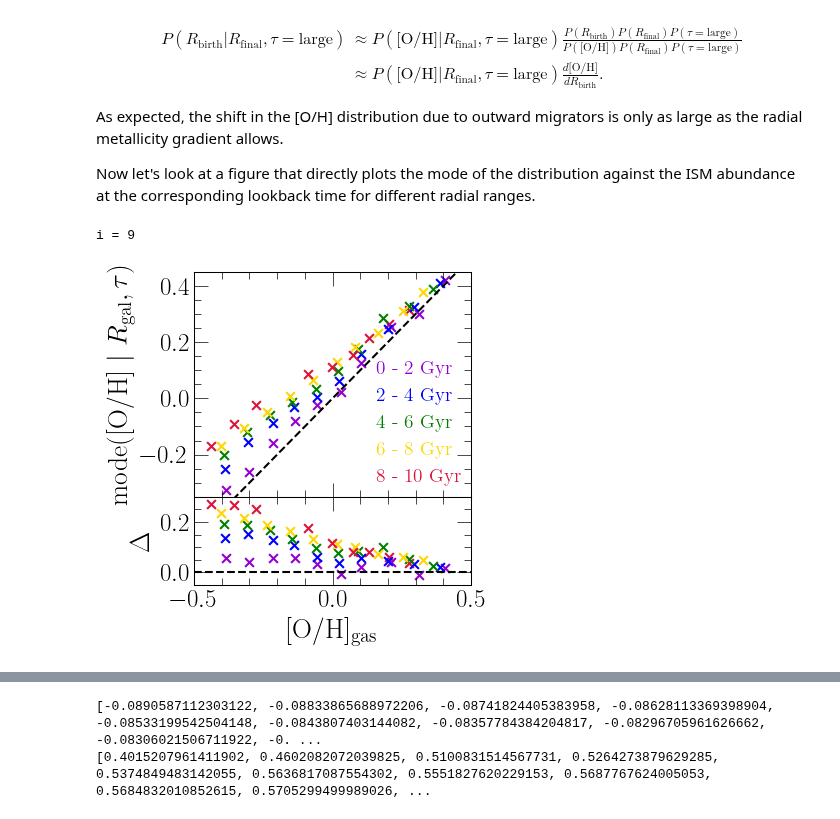
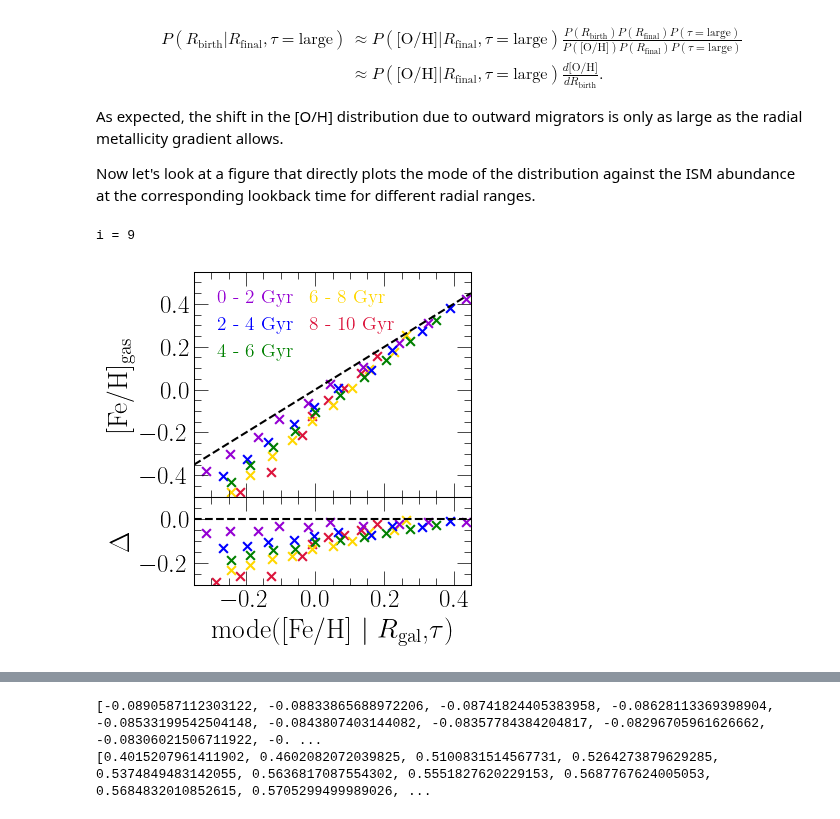
Before and after one commit to giganano/outflows, a Jupyter notebook: notebooks/rbirth-oh-distributions.ipynb, the cells around one changed output, grey strips where cells are left out. Cells and saved outputs as stored; diff of their text form; code cells hidden in the pictures.

Commit message:
radial displacements figures

```diff
--- a/notebooks/rbirth-oh-distributions.ipynb
+++ b/notebooks/rbirth-oh-distributions.ipynb
@@ -204,6 +204,7 @@ def skewnormal_mode_sample(sample, bins = np.linspace(-3, 2, 1001), **kwargs):
         return float("nan")
     return skewnormal_estimate_mode(opt[0], opt[1], opt[2])
 # %%
+ELEMENT = "Fe"
 RADIAL_RANGES = list(range(3, 14))
 # RADIAL_RANGES = [3, 5, 7, 9, 11, 13]
 AGE_RANGES = [0, 2, 4, 6, 8, 10]
@@ -214,64 +215,74 @@ COLORS = ["darkviolet", "blue", "green", "gold", "crimson"]
 fig = plt.figure(figsize = (4, 4))
 ax = fig.add_subplot(111)
 plt.setp(ax.get_xticklabels(), visible = False)
-ax.set_ylabel(r"mode([O/H] $|$ $R_\text{gal}, \tau$)")
-ax.set_xlim([-0.5, 0.5])
-ax.set_xticks([-0.5, 0, 0.5])
-ax.set_ylim([-0.35, 0.45])
+ax.set_ylabel(r"[%s/H]$_\text{gas}$" % (ELEMENT))
+ax.set_xlim([-0.35, 0.45])
+ax.set_xticks([-0.2, 0, 0.2, 0.4])
+ax.set_ylim([-0.5, 0.55])
+ax.set_yticks([-0.4, -0.2, 0, 0.2, 0.4])
 ax.plot(ax.get_xlim(), ax.get_xlim(), c = named_colors()["black"], linestyle = '--')
 res = fig.add_axes([0.1, 0.1, 0.1, 0.1], sharex = ax)
-res.set_xlabel(r"[O/H]$_\text{gas}$")
+res.set_xlabel(r"mode([%s/H] $|$ $R_\text{gal}$,$ \tau$)" % (ELEMENT))
 res.set_ylabel(r"$\Delta$")
-res.set_ylim([-0.05, 0.3])
-res.set_yticks([0, 0.2])
+res.set_ylim([-0.3, 0.1])
+res.set_yticks([-0.2, 0])
 res.axhline(0, c = named_colors()["black"], linestyle = '--')
 
-for i in range(len(RADIAL_RANGES) - 1):
-    sys.stdout.write("\ri = %d    " % (i))
-    for j in range(len(AGE_RANGES) - 1):
-        radius = (RADIAL_RANGES[i] + RADIAL_RANGES[i + 1]) / 2
-        zone = int(radius / ZONE_WIDTH)
-        lookback = (AGE_RANGES[j] + AGE_RANGES[j + 1]) / 2
-        diff = [abs(_ - lookback) for _ in output.zones["zone0"].history["lookback"]]
-        idx = diff.index(min(diff))
-        gas_phase = output.zones["zone%d" % (zone)].history["[o/h]"][idx]
-        sub = filter_sample(stars, AGE_RANGES[j:(j + 2)], RADIAL_RANGES[i:(i + 2)])
-        mode_oh = skewnormal_mode_sample(sub["[o/h]"], bins = OH_BINS, weights = sub["mass"])
-        kwargs = {
-            "c": named_colors()[COLORS[j]],
-            "marker": markers()["x"],
-            "s": 40
-        }
-        if not i: kwargs["label"] = "%d - %d Gyr" % (AGE_RANGES[j], AGE_RANGES[j + 1])
-        ax.scatter(gas_phase, mode_oh, **kwargs)
-        delta = mode_oh - gas_phase
-        res.scatter(gas_phase, delta, **kwargs)
-sys.stdout.write("\n")
+with open("./rbirth-oh-distributions/mode-%sh-ism.vectors" % (ELEMENT.lower()), "w") as out:
+    out.write("# age_min [Gyr]    age_max [Gyr]    ")
+    out.write("R_min [kpc]    R_max [kpc]    ")
+    out.write("mode([%s/H])    [%s/H]_gas\n" % (ELEMENT.capitalize(), ELEMENT.capitalize()))
+    for i in range(len(RADIAL_RANGES) - 1):
+        sys.stdout.write("\ri = %d    " % (i))
+        for j in range(len(AGE_RANGES) - 1):
+            out.write("%.3e\t%.3e\t%.3e\t%.3e\t" % (AGE_RANGES[j], AGE_RANGES[j + 1],
+                RADIAL_RANGES[i], RADIAL_RANGES[i + 1]))
+            radius = (RADIAL_RANGES[i] + RADIAL_RANGES[i + 1]) / 2
+            zone = int(radius / ZONE_WIDTH)
+            lookback = (AGE_RANGES[j] + AGE_RANGES[j + 1]) / 2
+            diff = [abs(_ - lookback) for _ in output.zones["zone0"].history["lookback"]]
+            idx = diff.index(min(diff))
+            gas_phase = output.zones["zone%d" % (zone)].history["[%s/h]" % (ELEMENT)][idx]
+            sub = filter_sample(stars, AGE_RANGES[j:(j + 2)], RADIAL_RANGES[i:(i + 2)])
+            mode_xh = skewnormal_mode_sample(sub["[%s/h]" % (ELEMENT)], bins = OH_BINS, weights = sub["mass"])
+            out.write("%.3e\t%.3e\n" % (mode_xh, gas_phase))
+            kwargs = {
+                "c": named_colors()[COLORS[j]],
+                "marker": markers()["x"],
+                "s": 40
+            }
+            if not i: kwargs["label"] = "%d - %d Gyr" % (AGE_RANGES[j], AGE_RANGES[j + 1])
+            ax.scatter(mode_xh, gas_phase, **kwargs)
+            delta = gas_phase - mode_xh
+            res.scatter(mode_xh, delta, **kwargs)
+    sys.stdout.write("\n")
+    out.close()
 
 kwargs = {
-    "loc": mpl_loc("lower right"),
+    "loc": mpl_loc("upper left"),
     "handlelength": 0,
-    "ncol": 1,
+    "ncol": 2,
     "fontsize": 14,
-    "bbox_to_anchor": (1.03, -0.03)
+    "columnspacing": 0.5
+    # "bbox_to_anchor": (1.03, -0.03)
 }
 leg = ax.legend(**kwargs)
 fancy_legend(leg, COLORS)
 
 plt.tight_layout()
 plt.subplots_adjust(bottom = 0.4, right = 0.95)
 res.set_position([
     ax.get_position().x0,
     0.18,
     ax.get_position().x1 - ax.get_position().x0,
     0.22
 ])
 for ext in ["pdf", "jpeg"]:
     kwargs = {}
     if ext == "jpeg": kwargs["dpi"] = 200
-    plt.savefig("./rbirth-oh-distributions/mode-oh-versus-ism.%s" % (ext), **kwargs)
+    plt.savefig("./rbirth-oh-distributions/mode-%sh-versus-ism.%s" % (ELEMENT.lower(), ext), **kwargs)
 plt.show()
 # %% [output]
 i = 9
-[figure, old version]
+[figure, new version]
 # %%
```
Also changed, not shown: parts of 3 cells of this notebook, 24 other files.
